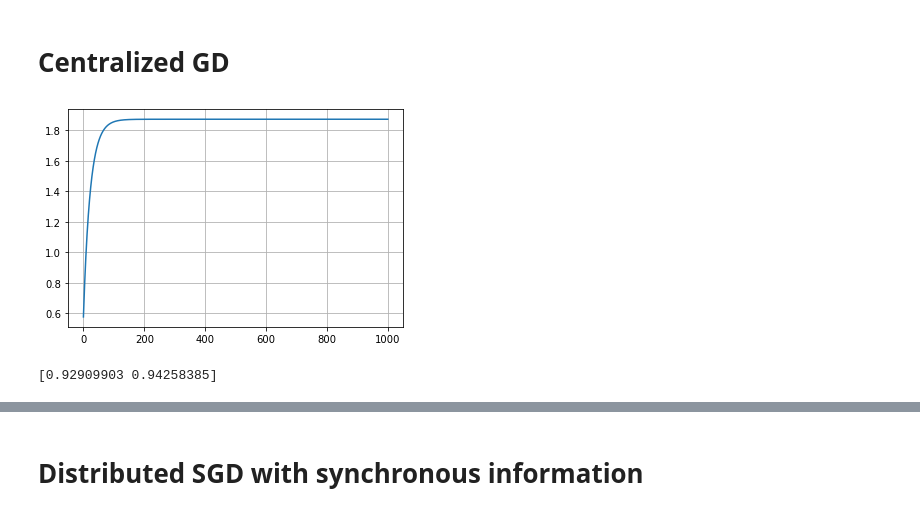
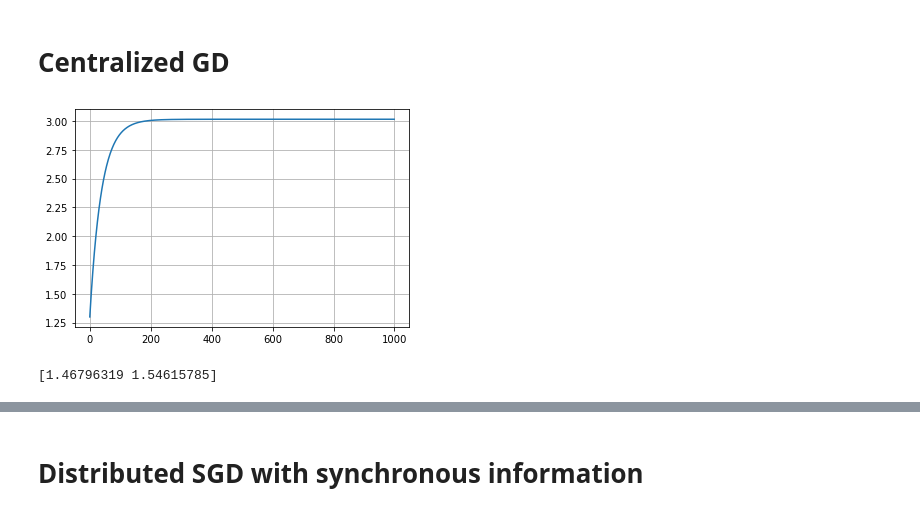
Before and after one commit to evanjfaulkner/Distributed-Opt, a Jupyter notebook: distributed_bertrand.ipynb, the cells around one changed output, grey strips where cells are left out. Cells and saved outputs as stored; diff of their text form; code cells hidden in the pictures.

```diff
--- a/distributed_bertrand.ipynb
+++ b/distributed_bertrand.ipynb
@@ -41,7 +41,7 @@ nx.draw_spectral(G)
 # %% [markdown]
 # Problem Parameters
 # %%
-theta_0 = np.ones((n,n))-(n+1)*np.eye(n)
+theta_0 = (1/(n+3))*np.ones((n,n))-np.eye(n)
 theta = theta_0 + 0.1*np.random.randn(n,n)
 print(theta)
 xi = n
@@ -72,25 +67,24 @@ def grad_total_revenue(x,theta,xi):  # gradients wrt total revenue (BROKEN)
 # %%
 x = np.random.rand(n)  # Initialize prices
 step = 1e-2  # Step size
-p_max = 10  # Set maximum price
+p_max = n  # Set maximum price
 rev = []
 x_hist = []
 iterations = 1000
 
 # Run centralized GD
 for i in trange(iterations):
     rev.append(total_revenue(x,theta,xi))
     x_hist.append(x.copy())
     x += step*grad_revenue(x,theta,xi)
     x = np.clip(x,0,p_max)
 
-
 plt.figure()
 plt.plot(rev)
 plt.grid()
 plt.show()
 
 print(x)
 # %% [output]
-[figure, old version]
+[figure, new version]
-[0.92909903 0.94258385]
+[1.46796319 1.54615785]
```
Also changed, not shown: parts of 7 cells of this notebook.
